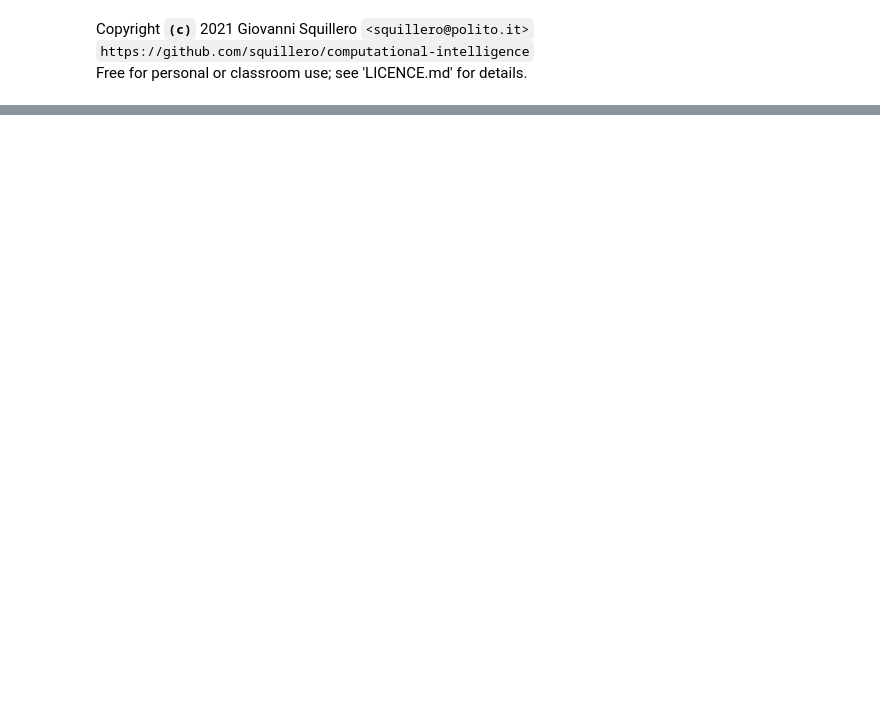
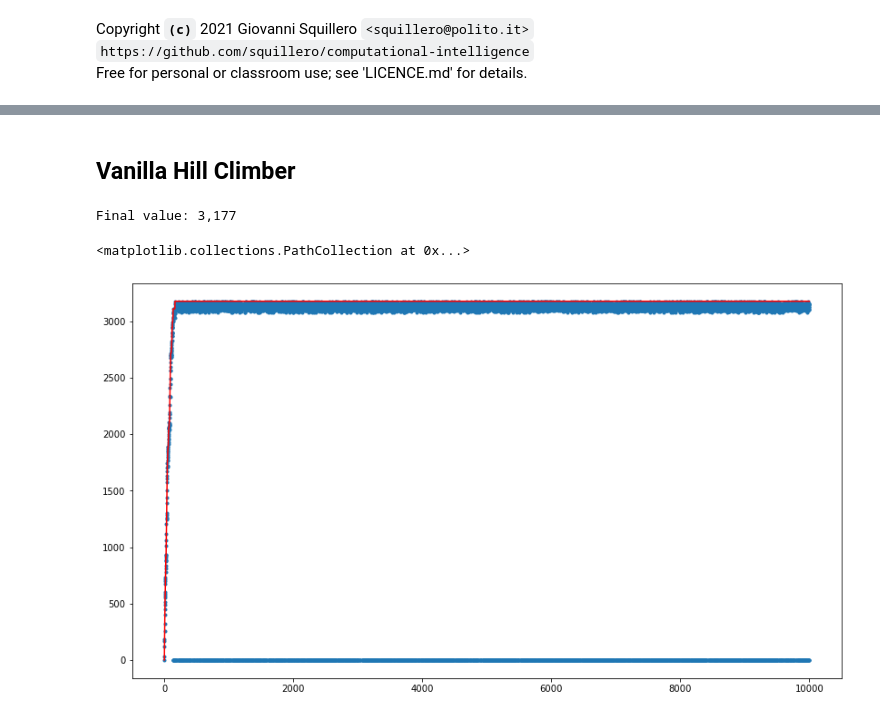
Before and after one commit to squillero/computational-intelligence, a Jupyter notebook: multiple-knapsack.ipynb, the cells around one changed output, grey strips where cells are left out. Saved outputs shown, nothing was run; the diff lists cells and outputs as text; code cells hidden in the pictures; blank space fills up the shorter version.

```diff
--- a/multiple-knapsack.ipynb
+++ b/multiple-knapsack.ipynb
@@ -25,3 +29,27 @@ def evaluate(knapsack):
         return np.sum(VALUES[knapsack])
     else:
         return -1
+# %% [markdown]
+## Vanilla Hill Climber
+# %%
+solution = np.full(NUM_ITEMS, False)
+
+history = [evaluate(solution)]
+for n in tqdm(range(1, 10_000+1)):
+    new_solution = solution.copy()
+    index = np.random.randint(0, NUM_ITEMS)
+    new_solution[index] = not new_solution[index]
+    history.append(evaluate(new_solution))
+    if evaluate(new_solution) > evaluate(solution):
+        solution = new_solution
+        #logging.info(f"Whoa! After {n:,} found value={evaluate(new_solution):,}")
+print(f"Final value: {evaluate(solution):,}")
+# %% [output]
+Final value: 3,177
+# %%
+plt.figure(figsize=(14, 8))
+plt.plot(range(len(history)), [max(history[:i+1]) for i in range(len(history))], color='red')
+plt.scatter(range(len(history)), history, marker='.')
+# %% [output]
+<matplotlib.collections.PathCollection at 0x...>
+[figure, added]
```
Also changed, not shown: parts of 9 cells of this notebook.
